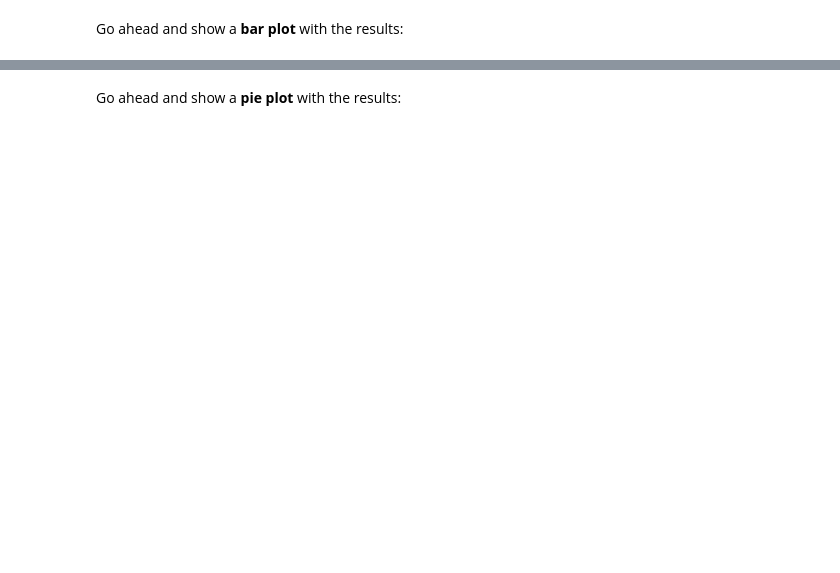
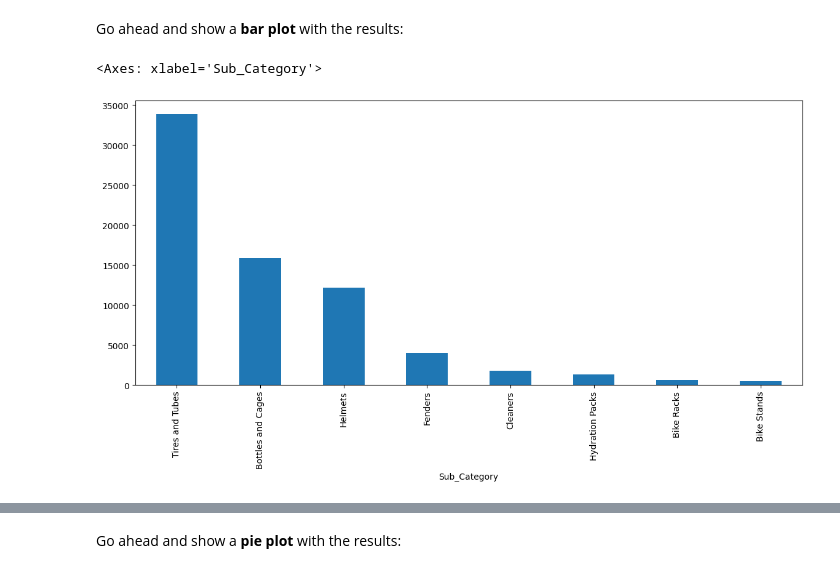
Before and after one commit to kskaman/freeCodeCamp-Course-Work, a Jupyter notebook: 09 - Data Analysis with Python/02 - Data Analysis Example A and B/Exercises_1.ipynb, the cells around one changed output, grey strips where cells are left out. Drawn from its saved outputs; the diff is of its cells as text; code cells hidden in the pictures; blank space fills up the shorter version.

```diff
--- a/09 - Data Analysis with Python/02 - Data Analysis Example A and B/Exercises_1.ipynb
+++ b/09 - Data Analysis with Python/02 - Data Analysis Example A and B/Exercises_1.ipynb
@@ -481,5 +587,9 @@ accessories
 Go ahead and show a <b>bar plot</b> with the results:
 # %%
 # your code goes here
+accessories.plot(kind='bar', figsize=(14, 6))
+# %% [output]
+<Axes: xlabel='Sub_Category'>
+[figure, added]
 # %%
 accessories.plot(kind='bar', figsize=(14,6))
```
Also changed, not shown: parts of 51 cells of this notebook.
